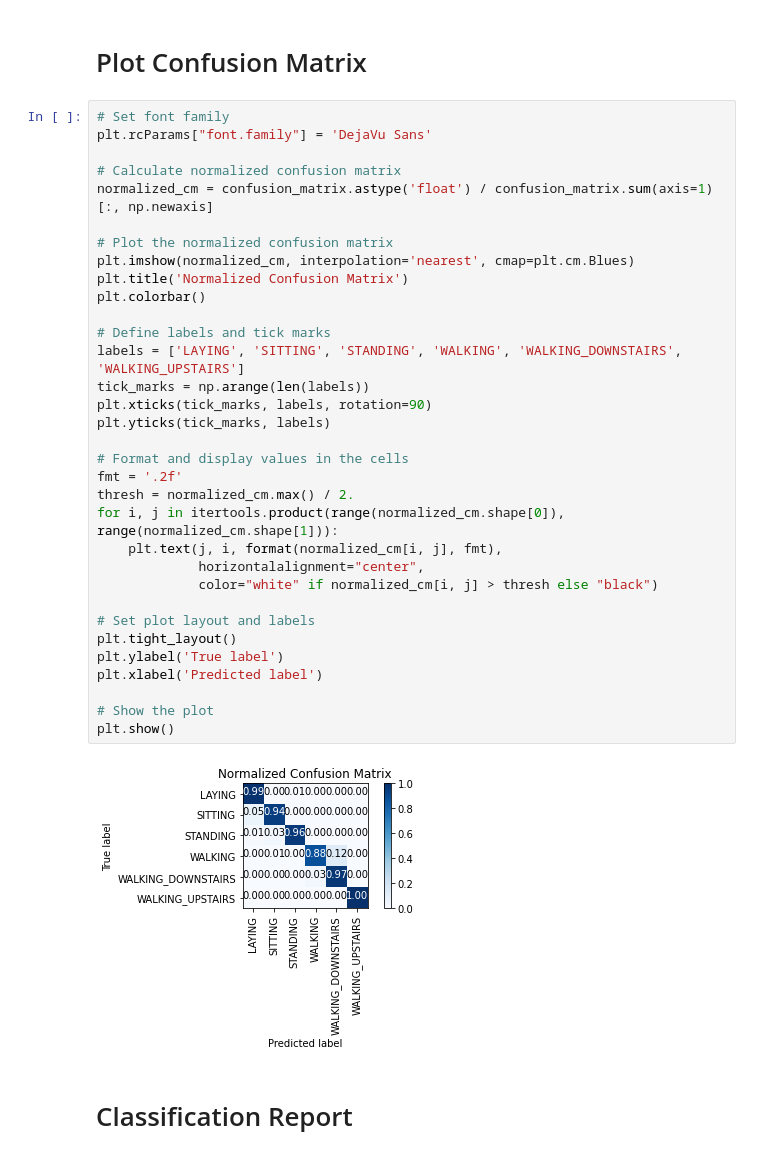
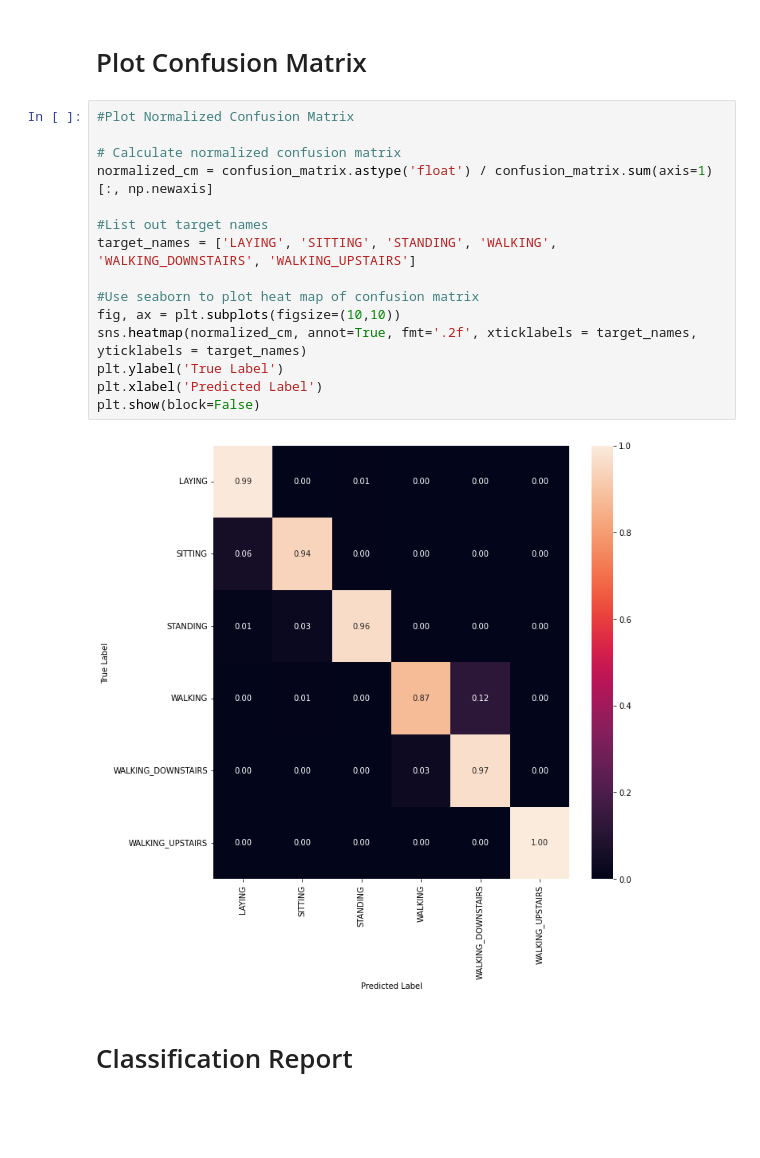
Before and after one commit to AbidAzad/Human-Activity-Recognition, a Jupyter notebook: logisticRegression.ipynb, the cells around one changed output. Cells and saved outputs as stored; diff of their text form; blank space fills up the shorter version.

```diff
--- a/logisticRegression.ipynb
+++ b/logisticRegression.ipynb
@@ -146,41 +188,23 @@ Confusion Matrix:
  [  0   0   0   0   0 537]]
 # %% [markdown]
 # Plot Confusion Matrix
-# %%
-# Set font family
-plt.rcParams["font.family"] = 'DejaVu Sans'
-
-# Calculate normalized confusion matrix
-normalized_cm = confusion_matrix.astype('float') / confusion_matrix.sum(axis=1)[:, np.newaxis]
-
-# Plot the normalized confusion matrix
-plt.imshow(normalized_cm, interpolation='nearest', cmap=plt.cm.Blues)
-plt.title('Normalized Confusion Matrix')
-plt.colorbar()
-
-# Define labels and tick marks
-labels = ['LAYING', 'SITTING', 'STANDING', 'WALKING', 'WALKING_DOWNSTAIRS', 'WALKING_UPSTAIRS']
-tick_marks = np.arange(len(labels))
-plt.xticks(tick_marks, labels, rotation=90)
-plt.yticks(tick_marks, labels)
-
-# Format and display values in the cells
-fmt = '.2f'
-thresh = normalized_cm.max() / 2.
-for i, j in itertools.product(range(normalized_cm.shape[0]), range(normalized_cm.shape[1])):
-    plt.text(j, i, format(normalized_cm[i, j], fmt),
-             horizontalalignment="center",
-             color="white" if normalized_cm[i, j] > thresh else "black")
-
-# Set plot layout and labels
-plt.tight_layout()
-plt.ylabel('True label')
-plt.xlabel('Predicted label')
-
-# Show the plot
-plt.show()
-# %% [output]
-[figure, removed]
+# %%
+#Plot Normalized Confusion Matrix
+
+# Calculate normalized confusion matrix
+normalized_cm = confusion_matrix.astype('float') / confusion_matrix.sum(axis=1)[:, np.newaxis]
+
+#List out target names
+target_names = ['LAYING', 'SITTING', 'STANDING', 'WALKING', 'WALKING_DOWNSTAIRS', 'WALKING_UPSTAIRS']
+
+#Use seaborn to plot heat map of confusion matrix
+fig, ax = plt.subplots(figsize=(10,10))
+sns.heatmap(normalized_cm, annot=True, fmt='.2f', xticklabels = target_names, yticklabels = target_names)
+plt.ylabel('True Label')
+plt.xlabel('Predicted Label')
+plt.show(block=False)
+# %% [output]
+[figure, added]
 # %% [markdown]
 # Classification Report
 # %%
```
Also changed, not shown: parts of 8 cells of this notebook, 1 other file.
